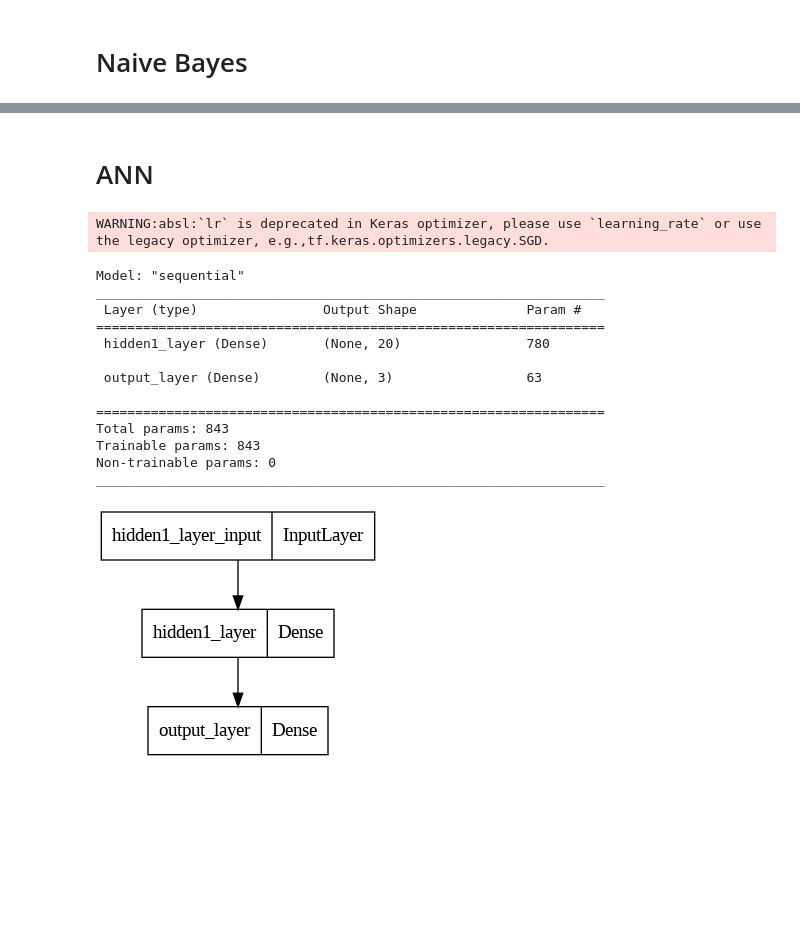
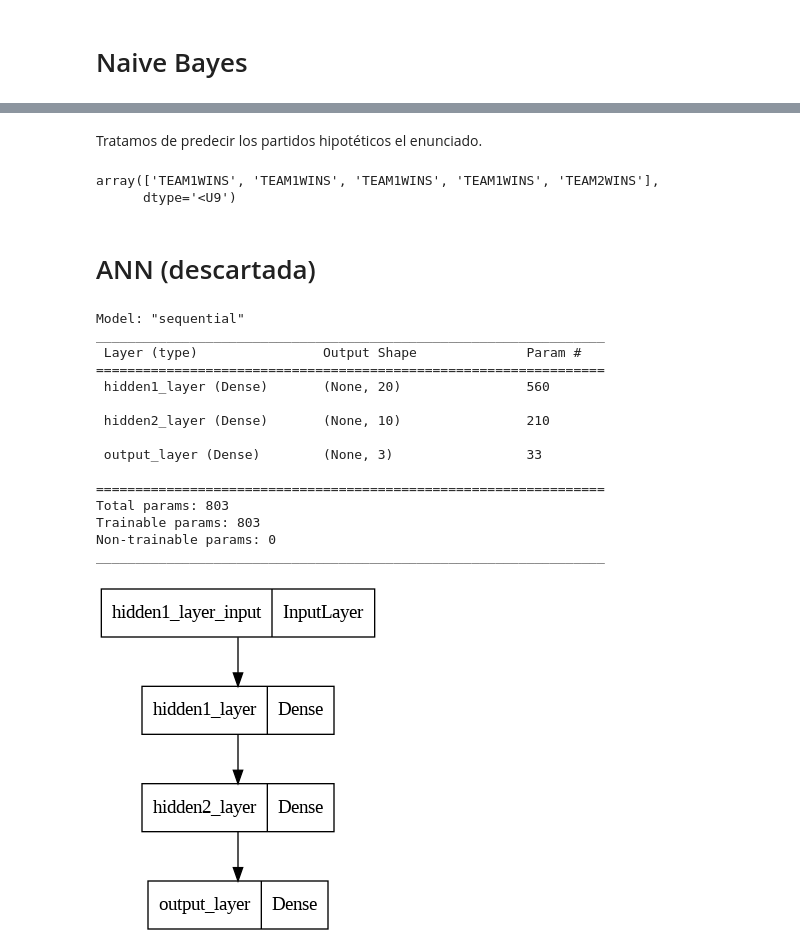
Before and after one commit to SergioMartinezCid/MUII-DSI-2022-23, a Jupyter notebook: Predicción/DSI_Trabajo_Predicción.ipynb, the cells around one changed output, grey strips where cells are left out. Drawn from its saved outputs; the diff is of its cells as text; code cells hidden in the pictures; blank space fills up the shorter version.

```diff
--- a/Predicción/DSI_Trabajo_Predicción.ipynb
+++ b/Predicción/DSI_Trabajo_Predicción.ipynb
@@ -543,5 +638,5 @@ weighted avg       0.71      0.71      0.71        42
 # %%
-neigh = KNeighborsClassifier(n_neighbors=3)
+neigh = KNeighborsClassifier(n_neighbors=3, p=1)
 
 #Entrenamos el modelo
 neigh.fit(X_train, Y_train)
@@ -563,2 +666,18 @@ weighted avg       0.63      0.67      0.65        42
 # %% [markdown]
 # Naive Bayes
+# %%
+# Hacemos una optimización de hiperparámetros para determinar cuáles son los mejores
+param_grid = {'var_smoothing': np.logspace(0,-9, num=100)}
+
+
+clf = GaussianNB()
+random_search = GridSearchCV(estimator=clf,
+                                   param_grid=param_grid,
+                                   cv=5,
+                                   n_jobs=-1)
+
+random_search.fit(X_train, Y_train)
+
+Y_predict = random_search.predict(X_test)
+print("Naive Bayes\n" + classification_report(y_true=Y_test, y_pred=Y_predict))
+print("The best estimators are: \n", random_search.best_estimator_)
@@ -565,5 +698,5 @@ weighted avg       0.63      0.67      0.65        42
 # %%
-model = GaussianNB()
+model = GaussianNB(var_smoothing=0.08111308307896872)
 
 #Entrenamos el modelo
 model.fit(X_train, Y_train)
@@ -585,47 +718,61 @@ weighted avg       0.69      0.76      0.72        42
+# %% [markdown]
+Tratamos de predecir los partidos hipotéticos el enunciado.
+# %%
+Y_predict = model.predict(X_hipot)
+Y_predict
+# %% [output]
+array(['TEAM1WINS', 'TEAM1WINS', 'TEAM1WINS', 'TEAM1WINS', 'TEAM2WINS'],
+      dtype='<U9')
 # %% [markdown]
-# ANN
+# ANN (descartada)
+# %%
+# Se subdivide el conjunto de entrenamiento en el nuevo conjunto de entrenamiento y el conjunto de validación
+X_train, X_val, Y_train, Y_val = train_test_split(X_train, Y_train, test_size=0.2, random_state=RANDOM_STATE)
 # %%
 n_input = X_train.shape[1]      # Celdas en la capa de entrada (variables de entrada)
-n_hidden1 = 20   # Celdas en la capa oculta
-n_output =3     # Celdas en la capa de salida (un valor numérico)
+n_hidden1 = 20   # Celdas en la capa oculta 1
+n_hidden2 = 10   # Celdas en la capa oculta 2
+n_output  =  3   # Celdas en la capa de salida (un valor numérico)
 
 # Definir las capas del modelo
 model = Sequential()
 model.add(Dense(n_hidden1, input_dim=n_input, activation='relu',
                 name="hidden1_layer"))
+model.add(Dense(n_hidden2, name="hidden2_layer"))
 model.add(Dense(n_output, name="output_layer"))
 
 # Learning rate del modelo.
 learning_rate = 0.001
 
-# Definir el optimizador a utilizar (SGD, descenso del gradiente estocástico)
-sgd = SGD(lr=learning_rate)
+# Callback de early stopping
+early_stop = EarlyStopping(monitor='val_loss', patience=5)
 
 # Compilar el modelo indicando la función de pérdida (loss) y el optimizador
 model.compile(loss='categorical_crossentropy',                  # función de pérdida para problemas de clasificación multi-clase
               optimizer=optimizers.Adam(learning_rate=learning_rate),  # optimizador Adam
               metrics=['accuracy'])
 
 model.summary()
 
 # Obtener un fichero con la representación gráfica del modelo
 plot_model(model, to_file='model.png')
 # %% [output]
-WARNING:absl:`lr` is deprecated in Keras optimizer, please use `learning_rate` or use the legacy optimizer, e.g.,tf.keras.optimizers.legacy.SGD.
+Model: "sequential"
+_________________________________________________________________
+ Layer (type)                Output Shape              Param #
+=================================================================
+ hidden1_layer (Dense)       (None, 20)                560
+
+ hidden2_layer (Dense)       (None, 10)                210
+
+ output_layer (Dense)        (None, 3)                 33
+
+=================================================================
+Total params: 803
+Trainable params: 803
+Non-trainable params: 0
+_________________________________________________________________
-Model: "sequential"
-_________________________________________________________________
- Layer (type)                Output Shape              Param #
-=================================================================
- hidden1_layer (Dense)       (None, 20)                780
-
- output_layer (Dense)        (None, 3)                 63
-
-=================================================================
-Total params: 843
-Trainable params: 843
-Non-trainable params: 0
-_________________________________________________________________
-[figure, old version]
+[figure, new version]
 # %%
 def plot_history(history):
   plt.figure()
```
Also changed, not shown: parts of 39 cells of this notebook.
